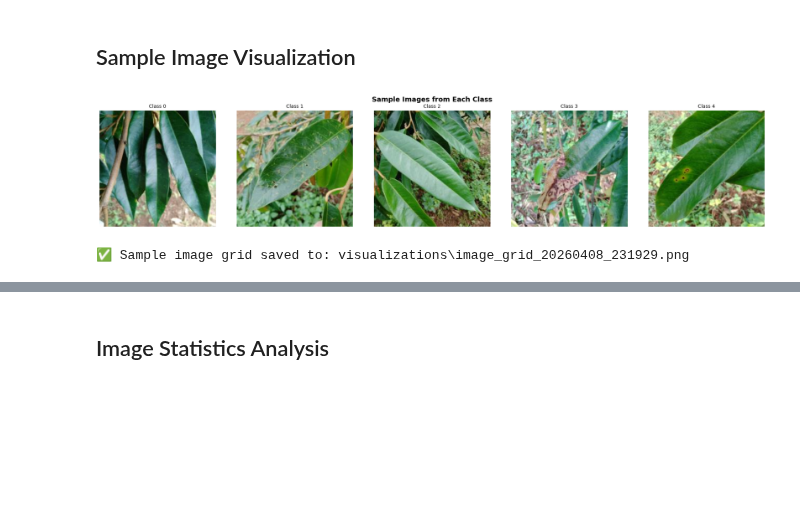
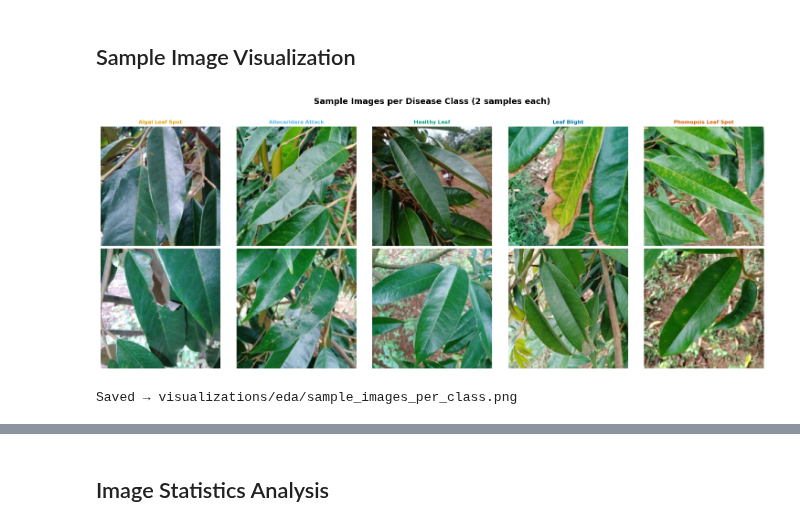
Before and after one commit to HieuDoan188/durian_leaf, a Jupyter notebook: notebooks/01-data-exploration.ipynb, the cells around one changed output, grey strips where cells are left out. Saved outputs shown, nothing was run; the diff lists cells and outputs as text; code cells hidden in the pictures; blank space fills up the shorter version.

Commit message:
update visualization part

```diff
--- a/notebooks/01-data-exploration.ipynb
+++ b/notebooks/01-data-exploration.ipynb
@@ -169,36 +272,31 @@ Ratio validation:
 # %% [markdown]
 ## Sample Image Visualization
 # %%
-# Initialize visualizer
-visualizer = DurianVisualizer(VISUALIZATION_DIR)
+fig, axes = plt.subplots(2, 5, figsize=(15, 6))
+fig.suptitle("Sample Images per Disease Class (2 samples each)", fontsize=13, fontweight="bold", y=1.01)
 
-# Load sample images from each class
-sample_images = []
-sample_titles = []
+raw_train_dir = Path(DATA_RAW_DIR) / "train"
 
-for class_id in range(len(class_distribution)):
-    # Find images of this class
-    class_images = [img for img in datasets['train'] if img.class_label == class_id]
+for col, (cname, clabel, ccolor) in enumerate(zip(CLASS_NAMES, CLASS_LABELS, CLASS_COLORS)):
+    img_dir = raw_train_dir / cname
+    imgs = sorted(img_dir.glob("*.jpg"))[7:9] if img_dir.exists() else []
+    for row in range(2):
+        ax = axes[row][col]
+        if row < len(imgs):
+            try:
+                ax.imshow(Image.open(imgs[row]).convert("RGB"))
+            except:
+                ax.set_facecolor(ccolor)
+        else:
+            ax.set_facecolor("#eeeeee")
+        ax.axis("off")
+        if row == 0:
+            ax.set_title(clabel, fontsize=8, fontweight="bold", color=ccolor, pad=4)
 
-    if class_images:
-        # Load first sample image
-        sample_img = class_images[0]
-        image_array = sample_img.load_and_preprocess()
-
-        sample_images.append(image_array)
-        sample_titles.append(f"Class {class_id}")
-
-# Create image grid
-if sample_images:
-    grid_path = visualizer.create_image_grid(
-        sample_images,
-        sample_titles,
-        cols=min(5, len(sample_images)),
-        title="Sample Images from Each Class"
-    )
-    print(f"✅ Sample image grid saved to: {grid_path}")
-else:
-    print("❌ No sample images could be loaded")
+plt.tight_layout()
+plt.savefig(os.path.join(EDA_VIZ_DIR, "sample_images_per_class.png"), dpi=150, bbox_inches="tight")
+plt.show()
+print("Saved → visualizations/eda/sample_images_per_class.png")
 # %% [output]
-[figure, old version]
+[figure, new version]
-✅ Sample image grid saved to: visualizations\image_grid_20260408_231929.png
+Saved → visualizations/eda/sample_images_per_class.png
```
Also changed, not shown: parts of 16 cells of this notebook.
